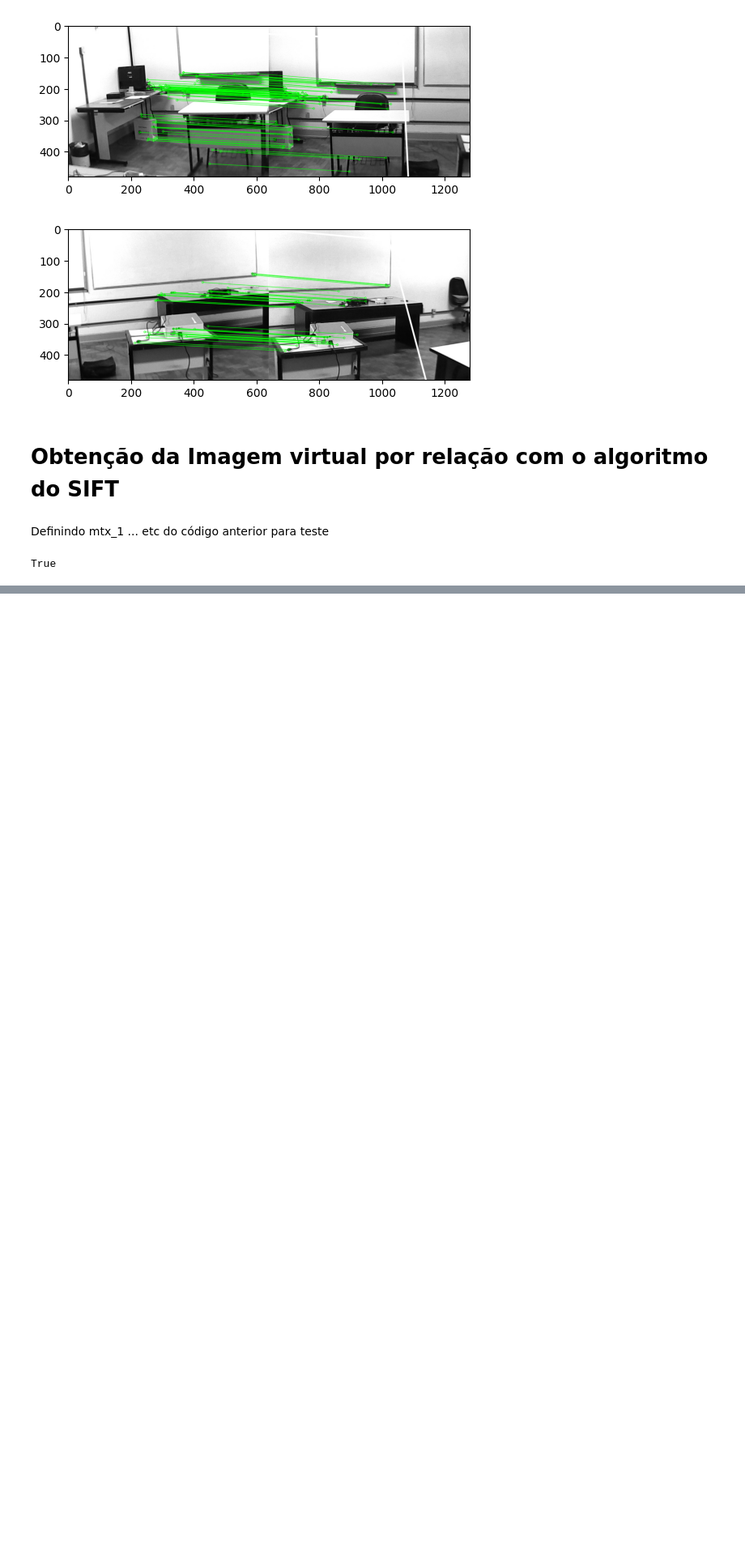
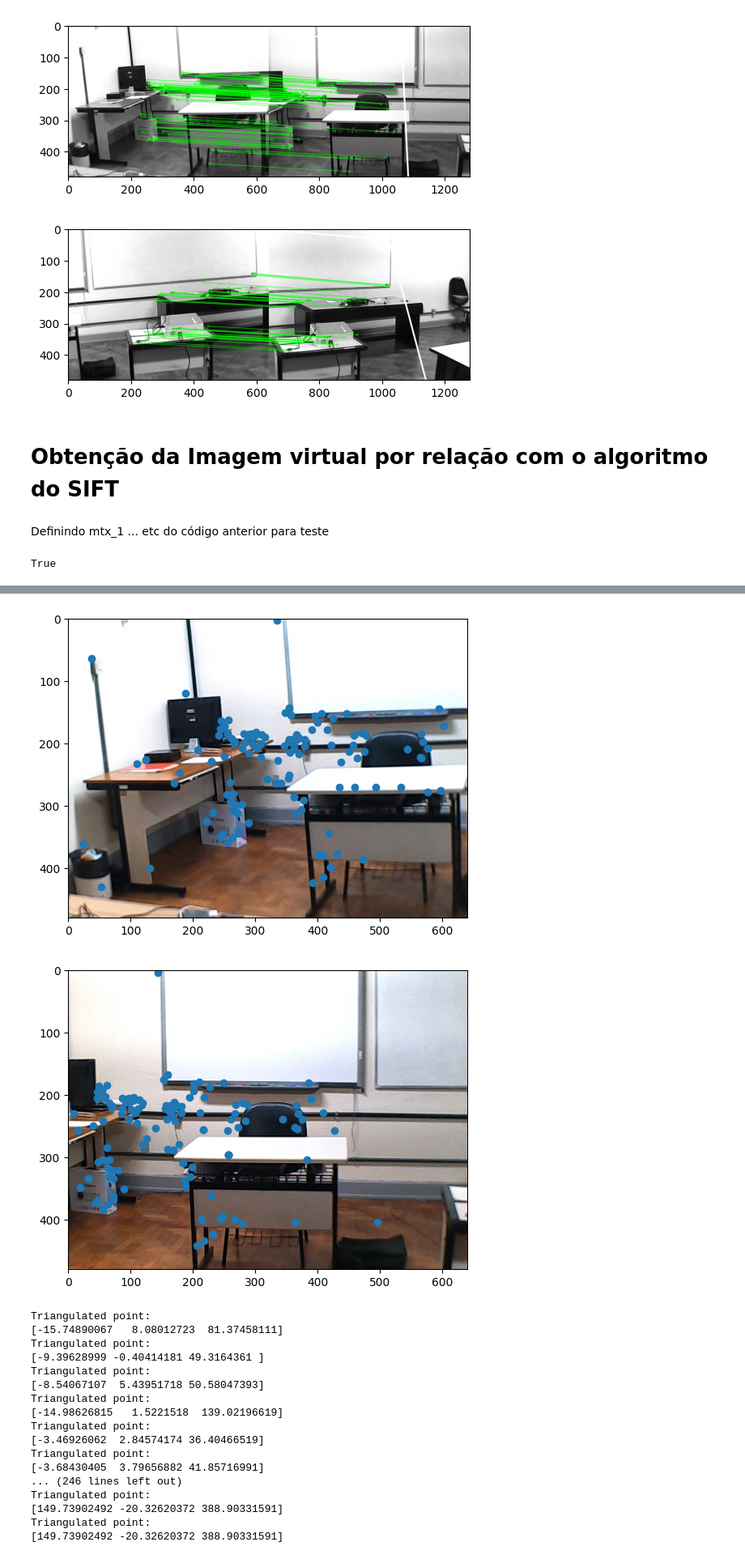
Before and after one commit to mHijuxS/Sistema_Dual_Cameras, a Jupyter notebook: parte2.ipynb, the cells around one changed output, grey strips where cells are left out. Shown at 81% size. Drawn from its saved outputs; the diff is of its cells as text; code cells hidden in the pictures; blank space fills up the shorter version.

```diff
--- a/parte2.ipynb
+++ b/parte2.ipynb
@@ -182,0 +251,65 @@ with open('./coleta_pontos_homologos/pontos_homologos.txt', 'w') as f:
+# %%
+uvs1 = src_2
+uvs2 = dst_2
+
+frame1 = cv2.imread('./images_to_virtual/image2/image_1_2.jpg')
+frame2 = cv2.imread('./images_to_virtual/image2/image_2_2.jpg')
+
+plt.imshow(frame1[:,:,[2,1,0]])
+plt.scatter(uvs1[:,0], uvs1[:,1])
+plt.show()
+
+plt.imshow(frame2[:,:,[2,1,0]])
+plt.scatter(uvs2[:,0], uvs2[:,1])
+plt.show()
+#RT matrix for C1 is identity.
+RT1 = np.concatenate([np.eye(3), [[0],[0],[0]]], axis = -1)
+P1 = mtx_1 @ RT1 #projection matrix for C1
+
+#RT matrix for C2 is the R and T obtained from stereo calibration.
+RT2 = np.concatenate([R, T], axis = -1)
+P2 = mtx_2 @ RT2 #projection matrix for C2
+def DLT(P1, P2, point1, point2):
+
+    A = [point1[1]*P1[2,:] - P1[1,:],
+         P1[0,:] - point1[0]*P1[2,:],
+         point2[1]*P2[2,:] - P2[1,:],
+         P2[0,:] - point2[0]*P2[2,:]
+        ]
+    A = np.array(A).reshape((4,4))
+    #print('A: ')
+    #print(A)
+
+    B = A.transpose() @ A
+    from scipy import linalg
+    U, s, Vh = linalg.svd(B, full_matrices = False)
+
+    print('Triangulated point: ')
+    print(Vh[3,0:3]/Vh[3,3])
+    return Vh[3,0:3]/Vh[3,3]
+p3ds = []
+for uv1, uv2 in zip(uvs1, uvs2):
+    _p3d = DLT(P1, P2, uv1, uv2)
+    p3ds.append(_p3d)
+p3ds = np.array(p3ds)
+np.savetxt('par 2.txt',p3ds,delimiter=',')
+# %% [output]
+[figure, added]
+[figure, added]
+Triangulated point:
+[-15.74890067   8.08012723  81.37458111]
+Triangulated point:
+[-9.39628999 -0.40414181 49.3164361 ]
+Triangulated point:
+[-8.54067107  5.43951718 50.58047393]
+Triangulated point:
+[-14.98626815   1.5221518  139.02196619]
+Triangulated point:
+[-3.46926062  2.84574174 36.40466519]
+Triangulated point:
+[-3.68430405  3.79656882 41.85716991]
+... (246 lines left out)
+Triangulated point:
+[149.73902492 -20.32620372 388.90331591]
+Triangulated point:
+[149.73902492 -20.32620372 388.90331591]
```
Also changed, not shown: parts of 9 cells of this notebook, 4 other files.
